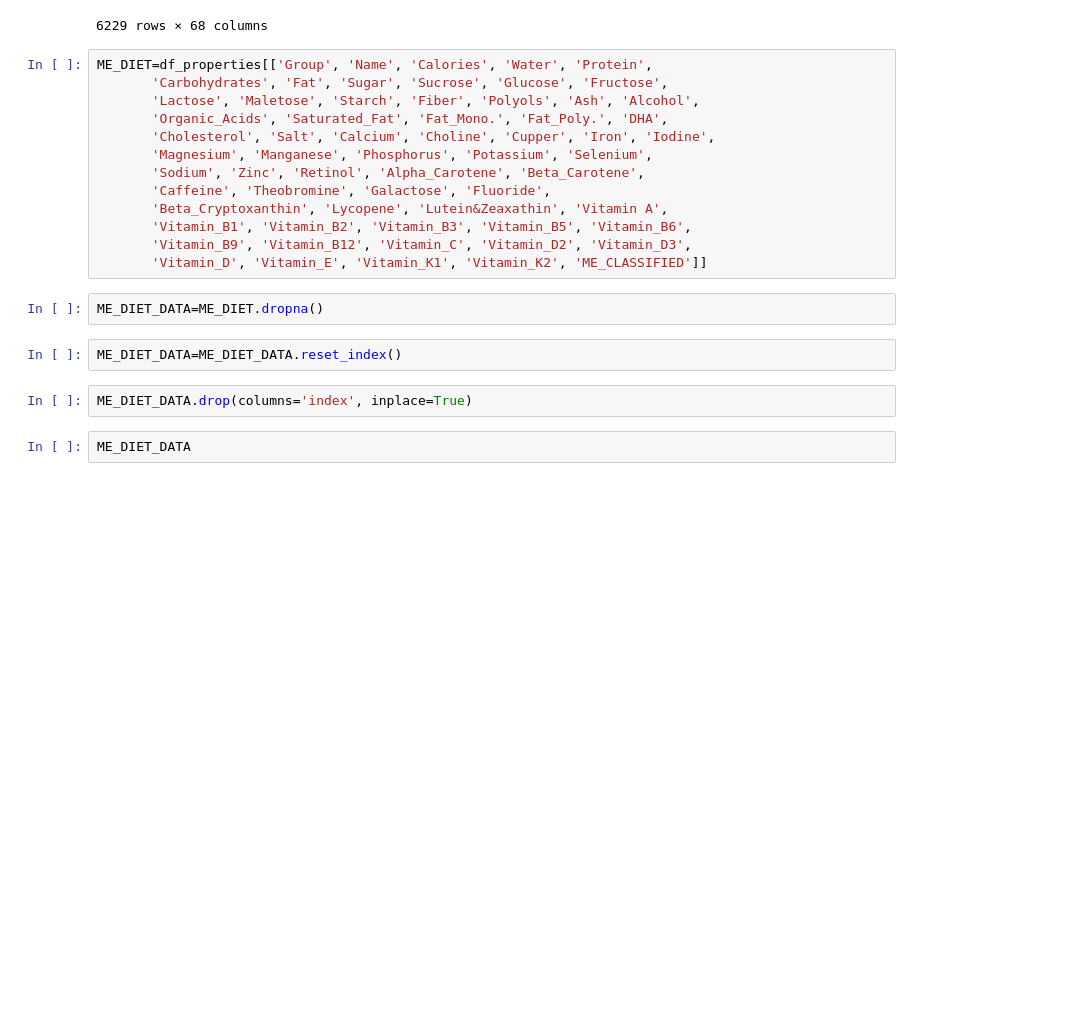
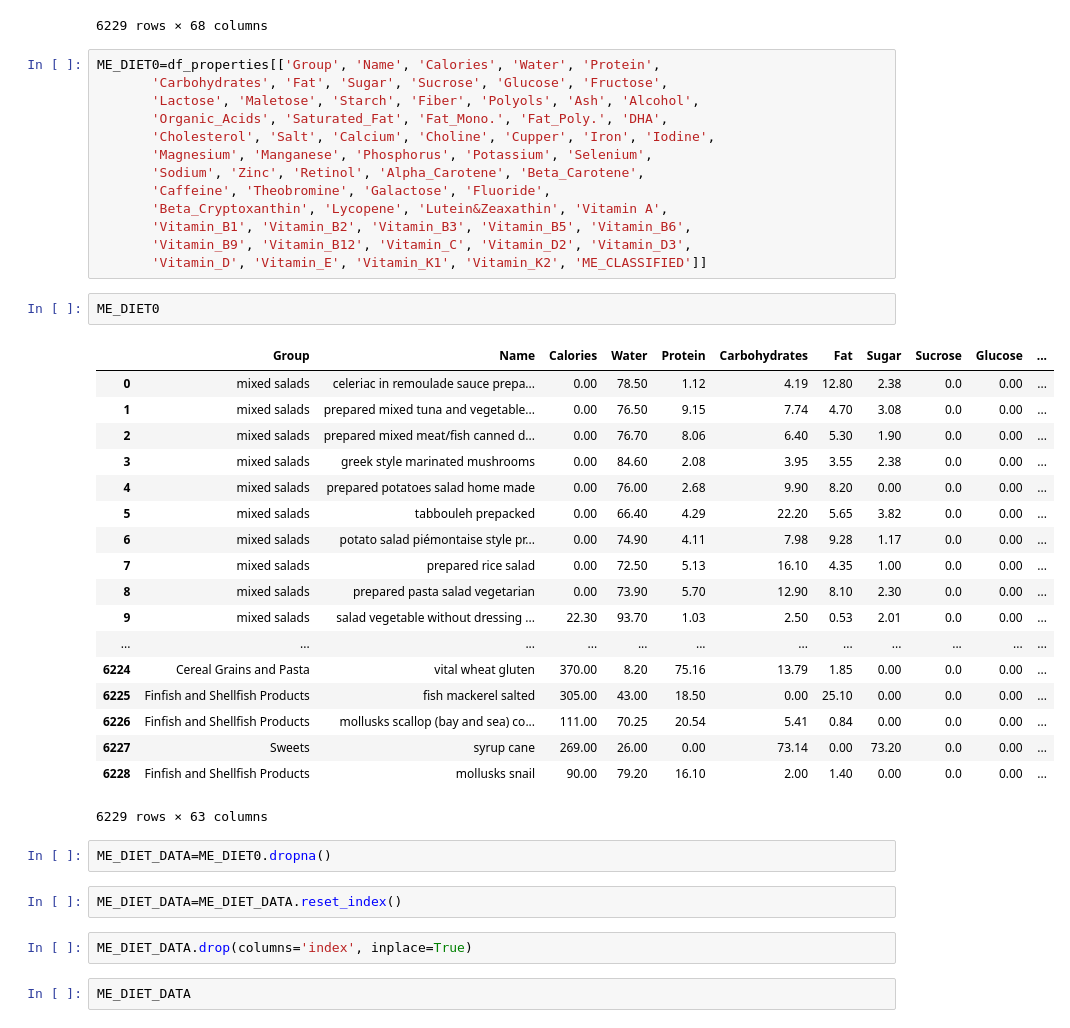
Before and after one commit to CMFV/FINAL_PROJECT, a Jupyter notebook: second_clening.ipynb, the cells around one changed output. Cells and saved outputs as stored; diff of their text form; blank space fills up the shorter version.

```diff
--- a/second_clening.ipynb
+++ b/second_clening.ipynb
@@ -527,7 +527,7 @@ df_properties
 | 6228 | 6228 | 6228 | Finfish and Shellfish Products | mollusks snail | 90.00 | 79.20 | 16.10 | 2.00 | 1.40 | 0.00 | ... |
 6229 rows × 68 columns
 # %%
-ME_DIET=df_properties[['Group', 'Name', 'Calories', 'Water', 'Protein',
+ME_DIET0=df_properties[['Group', 'Name', 'Calories', 'Water', 'Protein',
        'Carbohydrates', 'Fat', 'Sugar', 'Sucrose', 'Glucose', 'Fructose',
        'Lactose', 'Maletose', 'Starch', 'Fiber', 'Polyols', 'Ash', 'Alcohol',
        'Organic_Acids', 'Saturated_Fat', 'Fat_Mono.', 'Fat_Poly.', 'DHA',
@@ -539,8 +539,29 @@ ME_DIET=df_properties[['Group', 'Name', 'Calories', 'Water', 'Protein',
        'Vitamin_B1', 'Vitamin_B2', 'Vitamin_B3', 'Vitamin_B5', 'Vitamin_B6',
        'Vitamin_B9', 'Vitamin_B12', 'Vitamin_C', 'Vitamin_D2', 'Vitamin_D3',
        'Vitamin_D', 'Vitamin_E', 'Vitamin_K1', 'Vitamin_K2', 'ME_CLASSIFIED']]
+# %%
+ME_DIET0
+# %% [output]
+|  | Group | Name | Calories | Water | Protein | Carbohydrates | Fat | Sugar | Sucrose | Glucose | ... |
+| 0 | mixed salads | celeriac in remoulade sauce prepa... | 0.00 | 78.50 | 1.12 | 4.19 | 12.80 | 2.38 | 0.0 | 0.00 | ... |
+| 1 | mixed salads | prepared mixed tuna and vegetable... | 0.00 | 76.50 | 9.15 | 7.74 | 4.70 | 3.08 | 0.0 | 0.00 | ... |
+| 2 | mixed salads | prepared mixed meat/fish canned d... | 0.00 | 76.70 | 8.06 | 6.40 | 5.30 | 1.90 | 0.0 | 0.00 | ... |
+| 3 | mixed salads | greek style marinated mushrooms | 0.00 | 84.60 | 2.08 | 3.95 | 3.55 | 2.38 | 0.0 | 0.00 | ... |
+| 4 | mixed salads | prepared potatoes salad home made | 0.00 | 76.00 | 2.68 | 9.90 | 8.20 | 0.00 | 0.0 | 0.00 | ... |
+| 5 | mixed salads | tabbouleh prepacked | 0.00 | 66.40 | 4.29 | 22.20 | 5.65 | 3.82 | 0.0 | 0.00 | ... |
+| 6 | mixed salads | potato salad piémontaise style pr... | 0.00 | 74.90 | 4.11 | 7.98 | 9.28 | 1.17 | 0.0 | 0.00 | ... |
+| 7 | mixed salads | prepared rice salad | 0.00 | 72.50 | 5.13 | 16.10 | 4.35 | 1.00 | 0.0 | 0.00 | ... |
+| 8 | mixed salads | prepared pasta salad vegetarian | 0.00 | 73.90 | 5.70 | 12.90 | 8.10 | 2.30 | 0.0 | 0.00 | ... |
+| 9 | mixed salads | salad vegetable without dressing ... | 22.30 | 93.70 | 1.03 | 2.50 | 0.53 | 2.01 | 0.0 | 0.00 | ... |
+| ... | ... | ... | ... | ... | ... | ... | ... | ... | ... | ... | ... |
+| 6224 | Cereal Grains and Pasta | vital wheat gluten | 370.00 | 8.20 | 75.16 | 13.79 | 1.85 | 0.00 | 0.0 | 0.00 | ... |
+| 6225 | Finfish and Shellfish Products | fish mackerel salted | 305.00 | 43.00 | 18.50 | 0.00 | 25.10 | 0.00 | 0.0 | 0.00 | ... |
+| 6226 | Finfish and Shellfish Products | mollusks scallop (bay and sea) co... | 111.00 | 70.25 | 20.54 | 5.41 | 0.84 | 0.00 | 0.0 | 0.00 | ... |
+| 6227 | Sweets | syrup cane | 269.00 | 26.00 | 0.00 | 73.14 | 0.00 | 73.20 | 0.0 | 0.00 | ... |
+| 6228 | Finfish and Shellfish Products | mollusks snail | 90.00 | 79.20 | 16.10 | 2.00 | 1.40 | 0.00 | 0.0 | 0.00 | ... |
+6229 rows × 63 columns
 # %%
-ME_DIET_DATA=ME_DIET.dropna()
+ME_DIET_DATA=ME_DIET0.dropna()
 # %%
 ME_DIET_DATA=ME_DIET_DATA.reset_index()
 # %%
```
Also changed, not shown: parts of 1 cell of this notebook, 1 other file.
